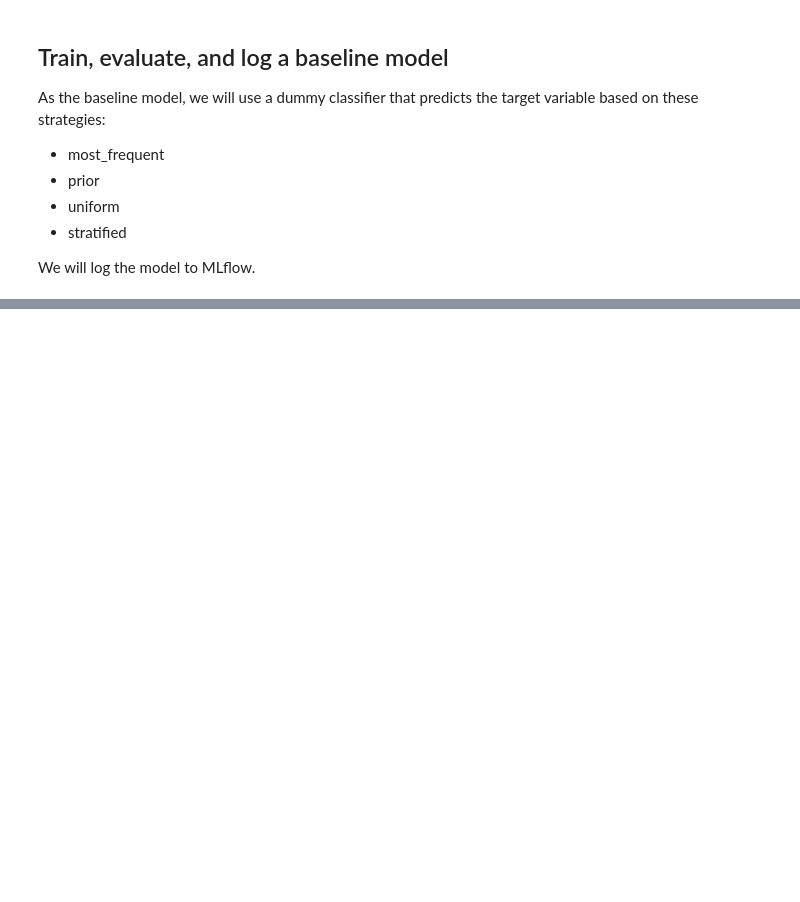
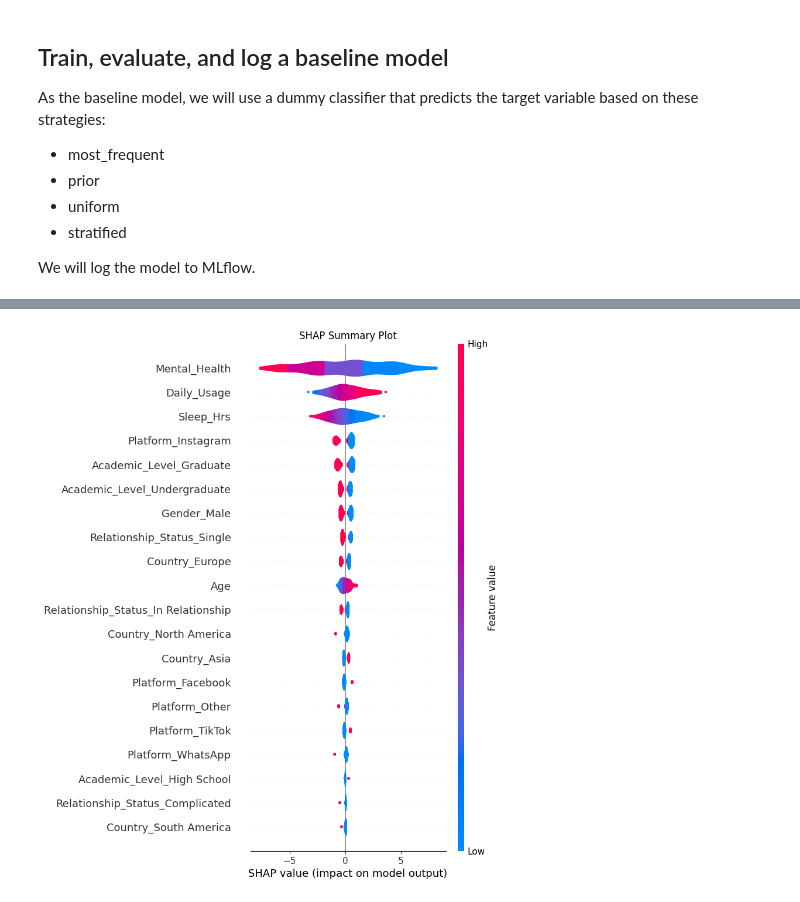
Before and after one commit to SuperDataScience-Community-Projects/SDS-CP-29-SocialSphere, a Jupyter notebook: submissions/team-members/bob-hosseini/notebooks/02_classification.ipynb, the cells around one changed output, grey strips where cells are left out. Drawn from its saved outputs; the diff is of its cells as text; code cells hidden in the pictures; blank space fills up the shorter version.

Commit message:
classification: log_regression + xgboost + SHAP + Gsearch + no_MH

```diff
--- a/submissions/team-members/bob-hosseini/notebooks/02_classification.ipynb
+++ b/submissions/team-members/bob-hosseini/notebooks/02_classification.ipynb
@@ -326,21 +309,25 @@ As the baseline model, we will use a dummy classifier that predicts the target v
 
 We will log the model to MLflow.
 # %%
-strategies = ["most_frequent", "prior", "uniform", "stratified"]
-for strategy in strategies:
-    baseline_pipeline = Pipeline([
+param_grid = {
+    'classifier__strategy': ['most_frequent', 'prior', 'uniform', 'stratified']
+}
+
+baseline_pipeline = Pipeline([
         ("preprocessing", preprocessor),
-        ("classifier", DummyClassifier(strategy=strategy))
+        ("classifier", DummyClassifier(random_state=42))
     ])
-    run_classification_experiment(
-        name=f"baseline_dummy_{strategy}",
-        estimator=baseline_pipeline,
-        X_train=X_train_full,
-        y_train=y_train_full,
-        cv=cv,
-        scoring=scoring,
-        dataset=mlflow_dataset,
-        hparams={"strategy": strategy},
-        registered_model_name=f"conflict_baseline_dummy_{strategy}"
-    )
+best_logreg, grid_search_result = run_classification_gridsearch_experiment(
+    name="baseline_gridsearch_f1",
+    pipeline=baseline_pipeline,
+    param_grid=param_grid,
+    X_train=X_train_full,
+    y_train=y_train_full,
+    X_test=X_test,
+    y_test=y_test,
+    cv=cv,
+    scoring=scoring,
+    dataset=mlflow_dataset,
+    registered_model_name=f"conflict_baseline"
+)
 # %% [output]
@@ -459,0 +415,12 @@ def run_and_register_dummy_baseline(
+# %%
+fig_sum = run_shap_experiment(
+    best_model=best_logreg,
+    X_train_full=X_train_full,
+    feature_perturbation="interventional",
+    plot_type="violin", # other options: "bar", "dot", "violin"
+    shap_type="linear"
+)
+
+fig_sum
+# %% [output]
+[figure, added]
```
Also changed, not shown: parts of 23 cells of this notebook, 2 other files.
